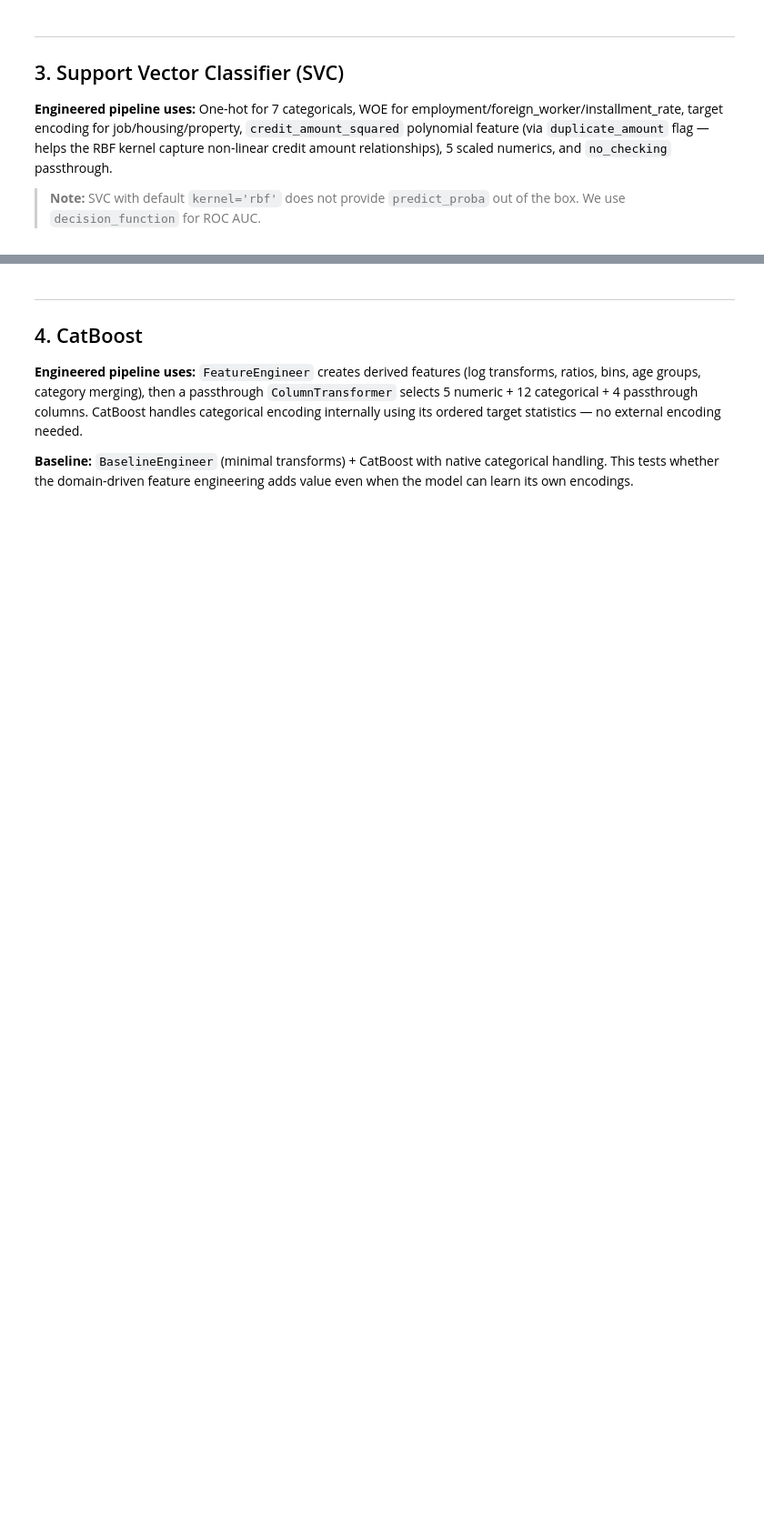
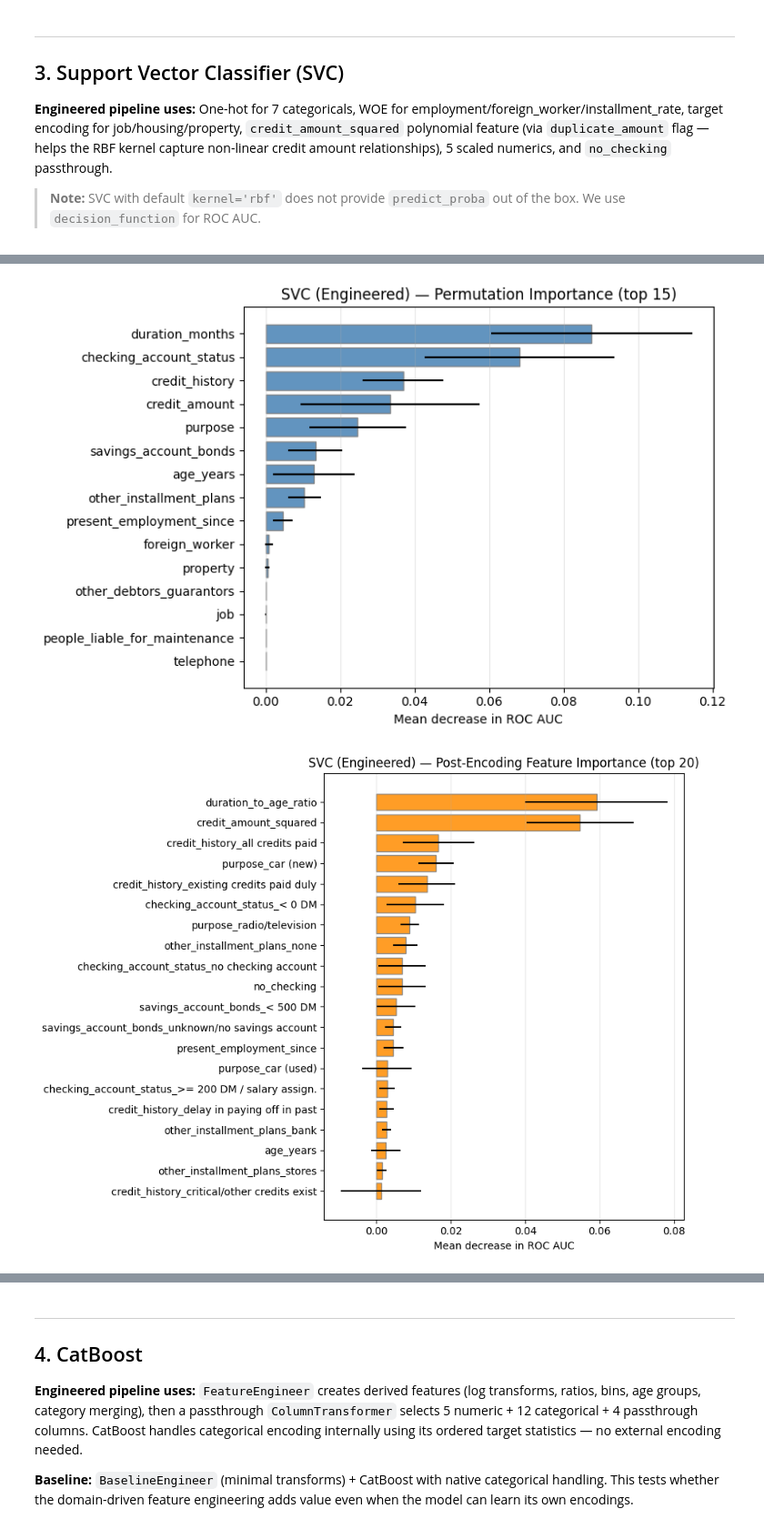
Before and after one commit to ntinasf/credit-risk, a Jupyter notebook: notebooks/feature_engineering.ipynb, the cells around one changed output, grey strips where cells are left out. Shown at 91% size. Drawn from its saved outputs; the diff is of its cells as text; code cells hidden in the pictures; blank space fills up the shorter version.

```diff
--- a/notebooks/feature_engineering.ipynb
+++ b/notebooks/feature_engineering.ipynb
@@ -237,0 +483,9 @@ plot_side_by_side_learning_curves(svc_base_pipe, svc_eng_pipe, X_train, y_train,
+# %%
+# SVC — Permutation Importance (raw input columns → total downstream effect)
+plot_permutation_importance(svc_eng_pipe, X_val, y_val, "SVC")
+
+plot_post_encoding_importance(svc_eng_pipe, X_val, y_val, "SVC")
+# SVC — Post-Encoding Importance (actual features the model sees)
+# %% [output]
+[figure, added]
+[figure, added]
```
Also changed, not shown: parts of 18 cells of this notebook, 3 other files.
